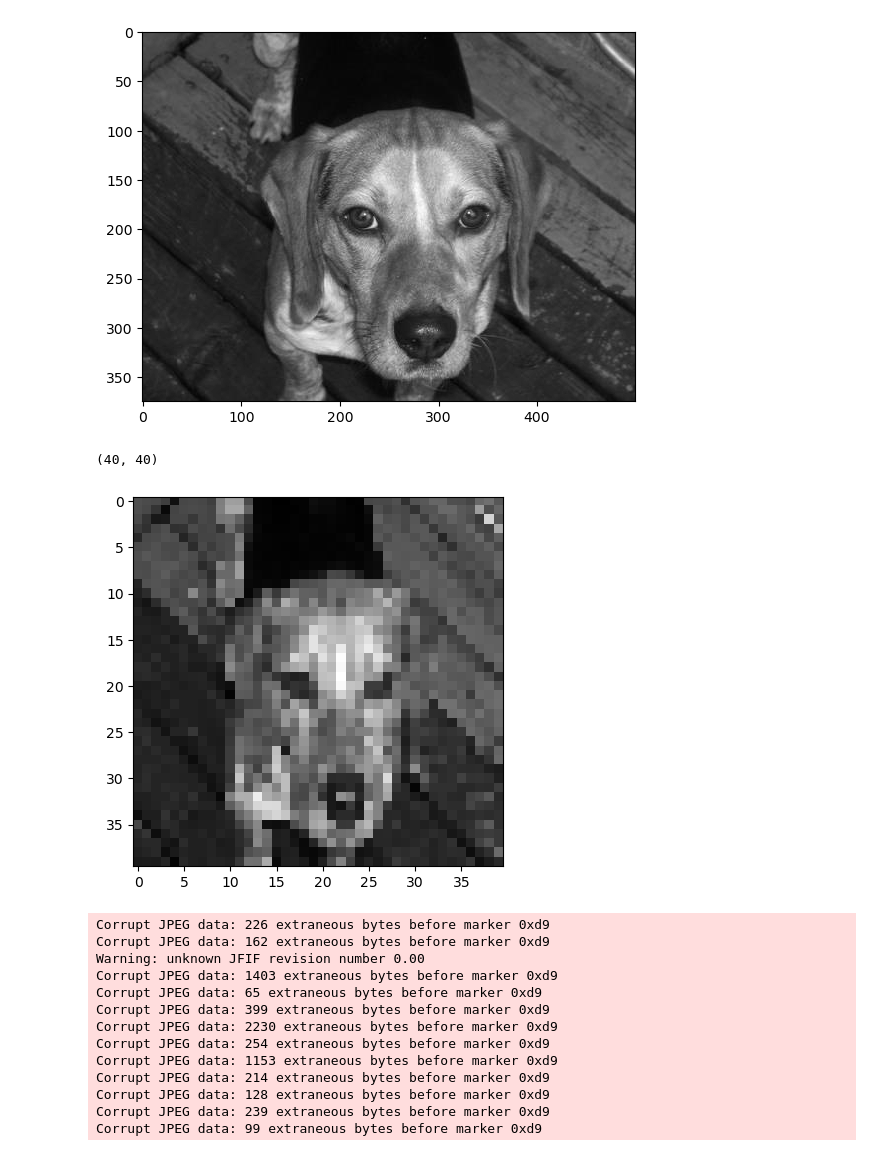
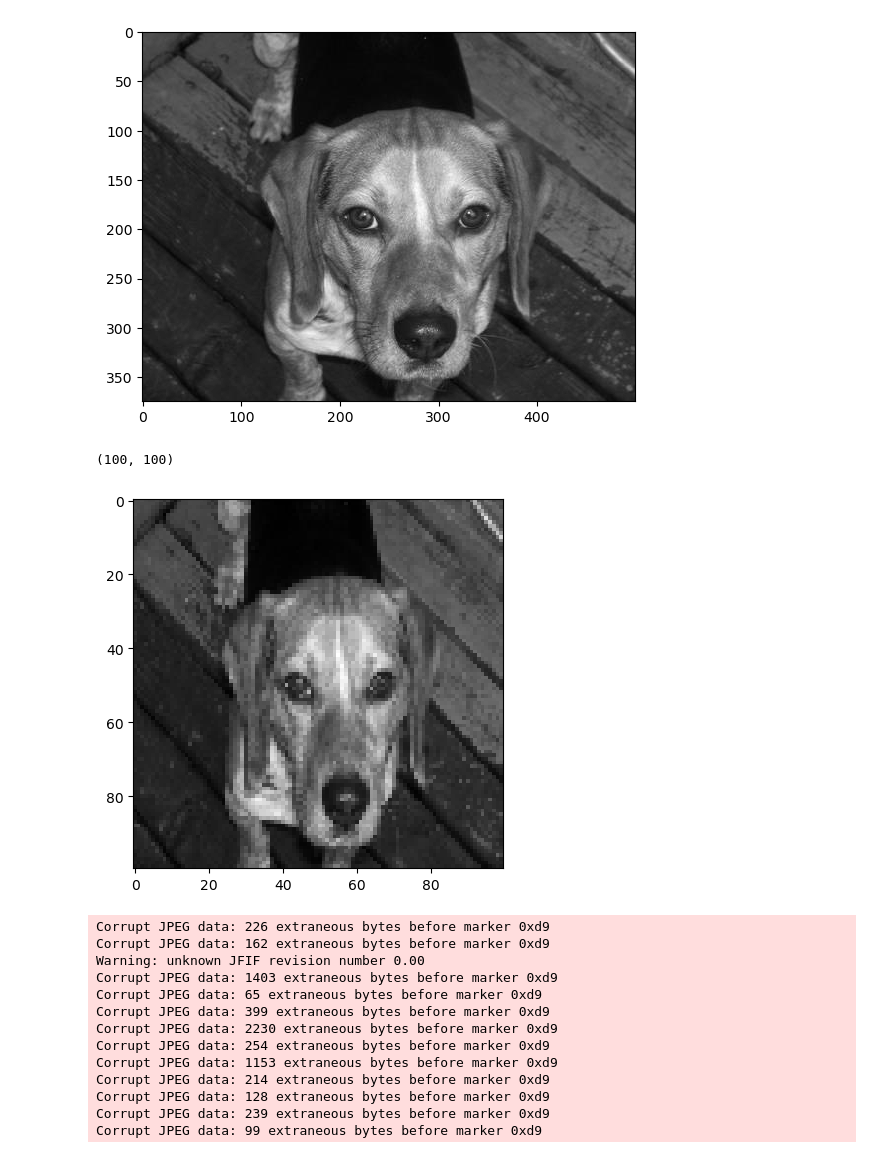
Before and after one commit to eslamdyab21/NN-from-scratch, a Jupyter notebook: Tensorflow/cats_dogs_real_images/prepare dataset.ipynb, the cells around one changed output. Saved outputs shown, nothing was run; the diff lists cells and outputs as text; code cells hidden in the pictures.

```diff
--- a/Tensorflow/cats_dogs_real_images/prepare dataset.ipynb
+++ b/Tensorflow/cats_dogs_real_images/prepare dataset.ipynb
@@ -15,5 +13,5 @@ print(os.getcwd())
 # %%
-data_dir = os.getcwd() + '/kagglecatsanddogs/PetImages'
+data_dir = os.getcwd() + '/kagglecatsanddogs_5340/PetImages'
 categories = ['Dog', 'Cat']
 # %%
 path = os.path.join(data_dir, categories[0])
@@ -42,12 +40,12 @@ for categeory in categories:
 (375, 500)
 [figure]
 # %%
-image_size = 40
+image_size = 100
 
 new_img = cv2.resize(img, (image_size, image_size))
 plt.imshow(new_img, cmap='gray')
 print(new_img.shape)
 # %% [output]
-(40, 40)
+(100, 100)
-[figure, old version]
+[figure, new version]
 # %%
```
Also changed, not shown: parts of 13 cells of this notebook, 12 other files.
